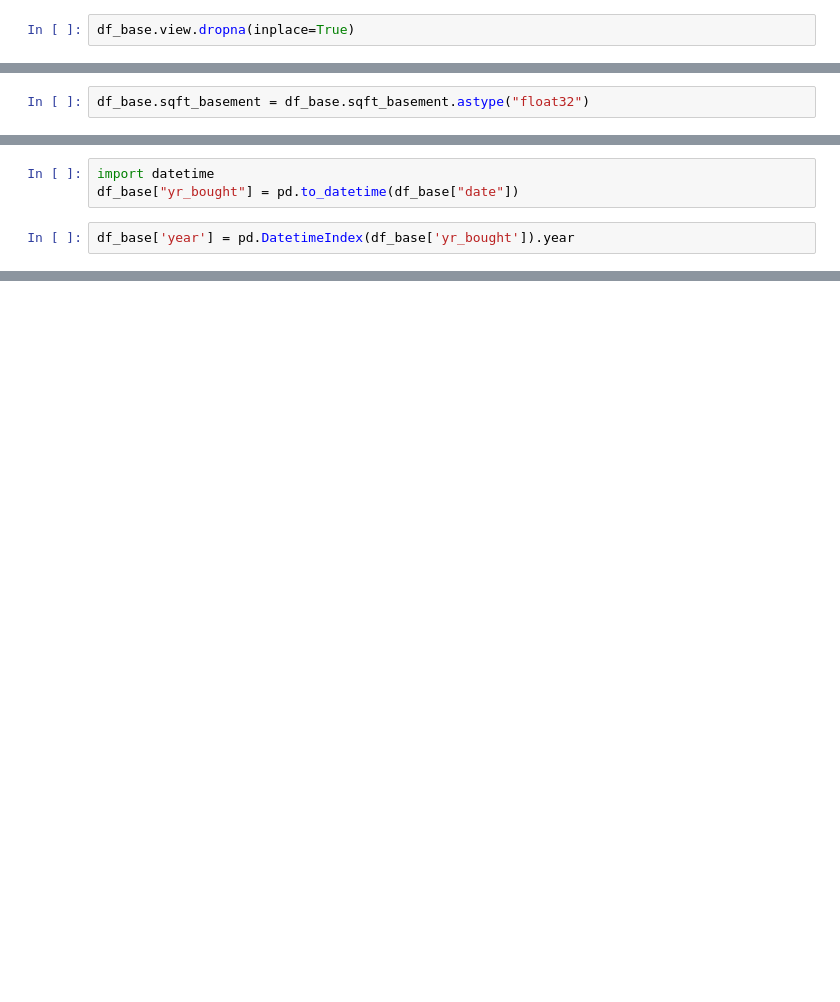
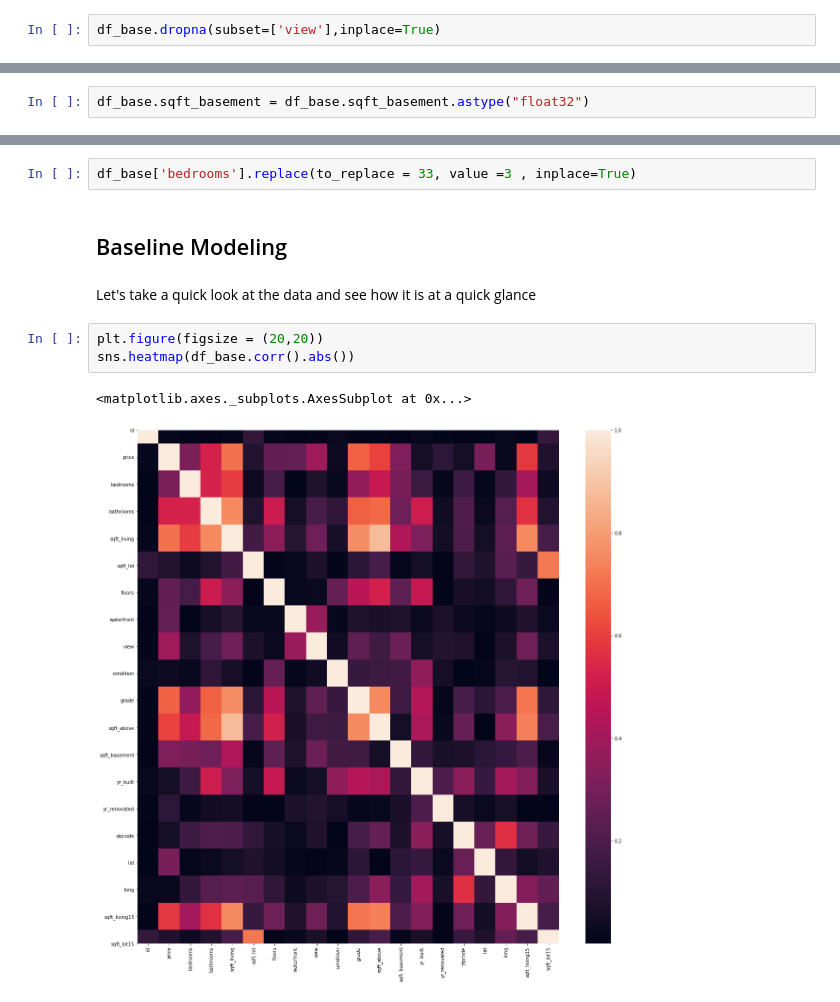
Before and after one commit to ezgigm/Project_2, a Jupyter notebook: Taki's Notebook.ipynb, the cells around one changed output, grey strips where cells are left out. Drawn from its saved outputs; the diff is of its cells as text; blank space fills up the shorter version.

Commit message:
Plot completed

```diff
--- a/Taki's Notebook.ipynb
+++ b/Taki's Notebook.ipynb
@@ -108,4 +91,4 @@ Name: view, dtype: float64
 # %%
-df_base.view.dropna(inplace=True)
+df_base.dropna(subset=['view'],inplace=True)
 # %% [markdown]
 ## Year Renovated Clean up
@@ -231,5 +122,0 @@ Name: sqft_basement, Length: 306, dtype: int64
-# %%
-import datetime
-df_base["yr_bought"] = pd.to_datetime(df_base["date"])
-# %%
-df_base['year'] = pd.DatetimeIndex(df_base['yr_bought']).year
@@ -282,0 +165,12 @@ memory usage: 3.7+ MB
+# %%
+df_base['bedrooms'].replace(to_replace = 33, value =3 , inplace=True)
+# %% [markdown]
+## Baseline Modeling
+# %% [markdown]
+Let's take a quick look at the data and see how it is at a quick glance
+# %%
+plt.figure(figsize = (20,20))
+sns.heatmap(df_base.corr().abs())
+# %% [output]
+<matplotlib.axes._subplots.AxesSubplot at 0x...>
+[figure, added]
```
Also changed, not shown: parts of 74 cells of this notebook.
